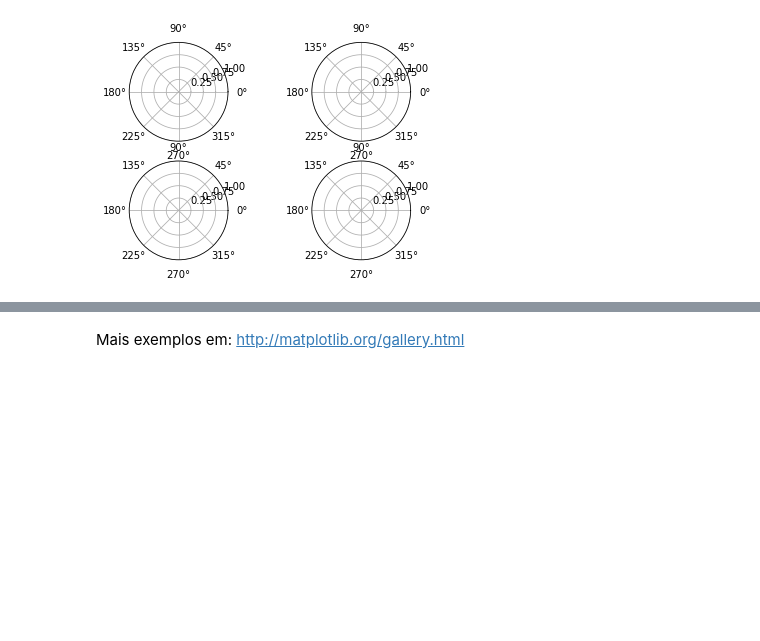
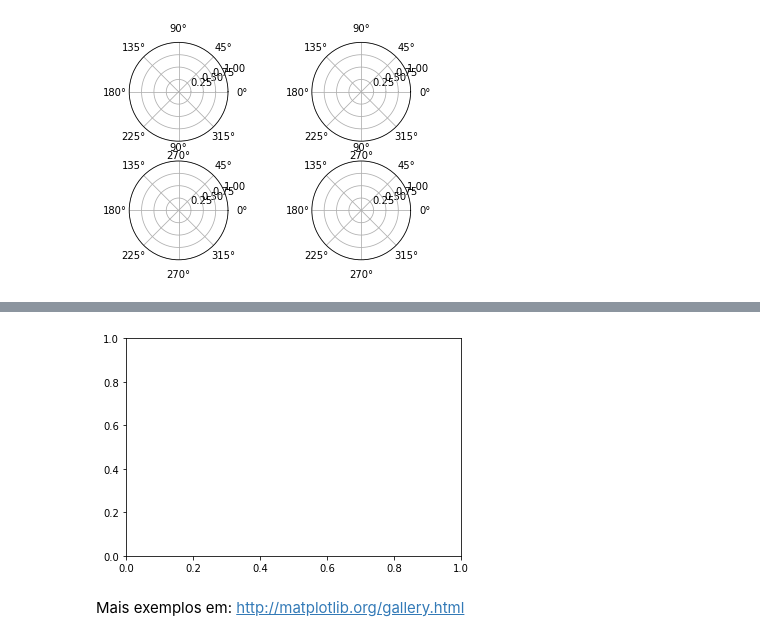
Before and after one commit to vitmesquita/FGV_Programming_Languages, a Jupyter notebook: Python/Notebooks/Aula_12_Numpy_Matplotlib_Pandas-Copy1.ipynb, the cells around one changed output, grey strips where cells are left out. Cells and saved outputs as stored; diff of their text form; code cells hidden in the pictures; blank space fills up the shorter version.

```diff
--- a/Python/Notebooks/Aula_12_Numpy_Matplotlib_Pandas-Copy1.ipynb
+++ b/Python/Notebooks/Aula_12_Numpy_Matplotlib_Pandas-Copy1.ipynb
@@ -456,3 +465,12 @@ plt.show()
+# %%
+f,ax=plt.subplots(1)
+plt.show()
+for i in range(10):
+    ax.plot(i)
+    plt.show()
+    time.sleep(10)
+# %% [output]
+[figure, added]
 # %% [markdown]
 Mais exemplos em: http://matplotlib.org/gallery.html
 # %% [markdown]
```
Also changed, not shown: parts of 14 cells of this notebook, 5 other files.
